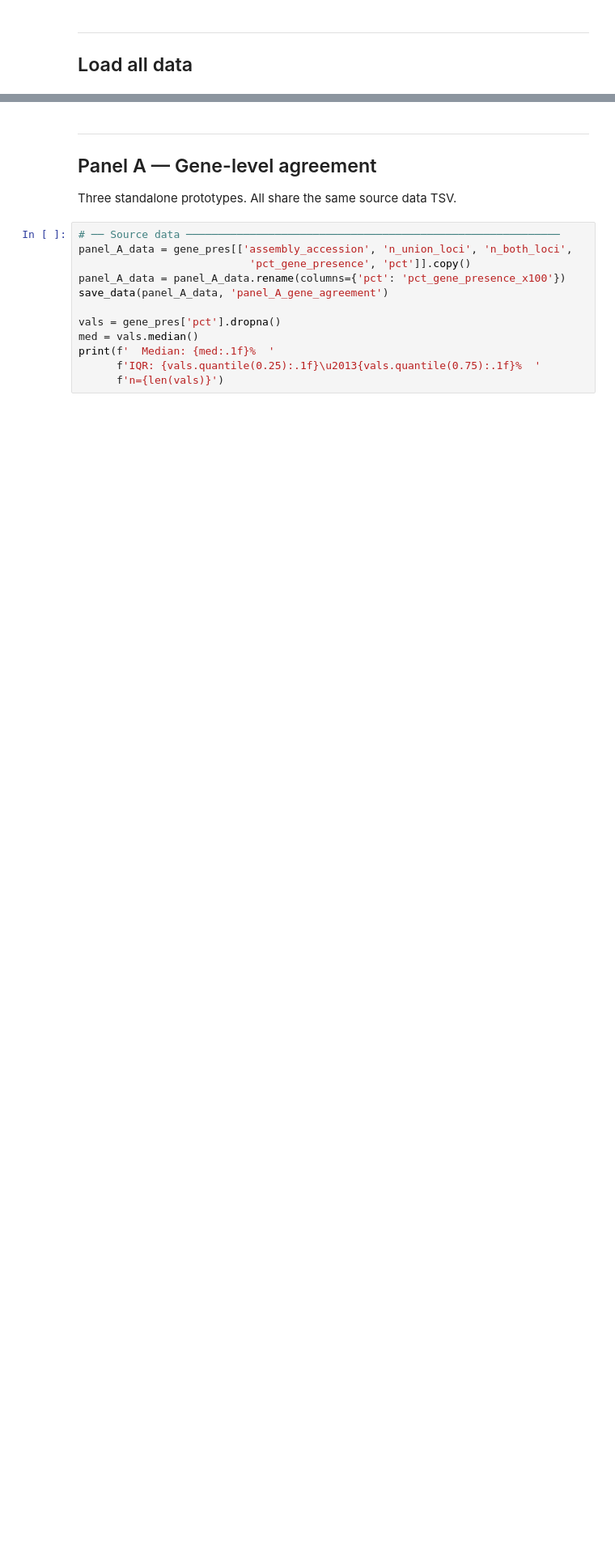
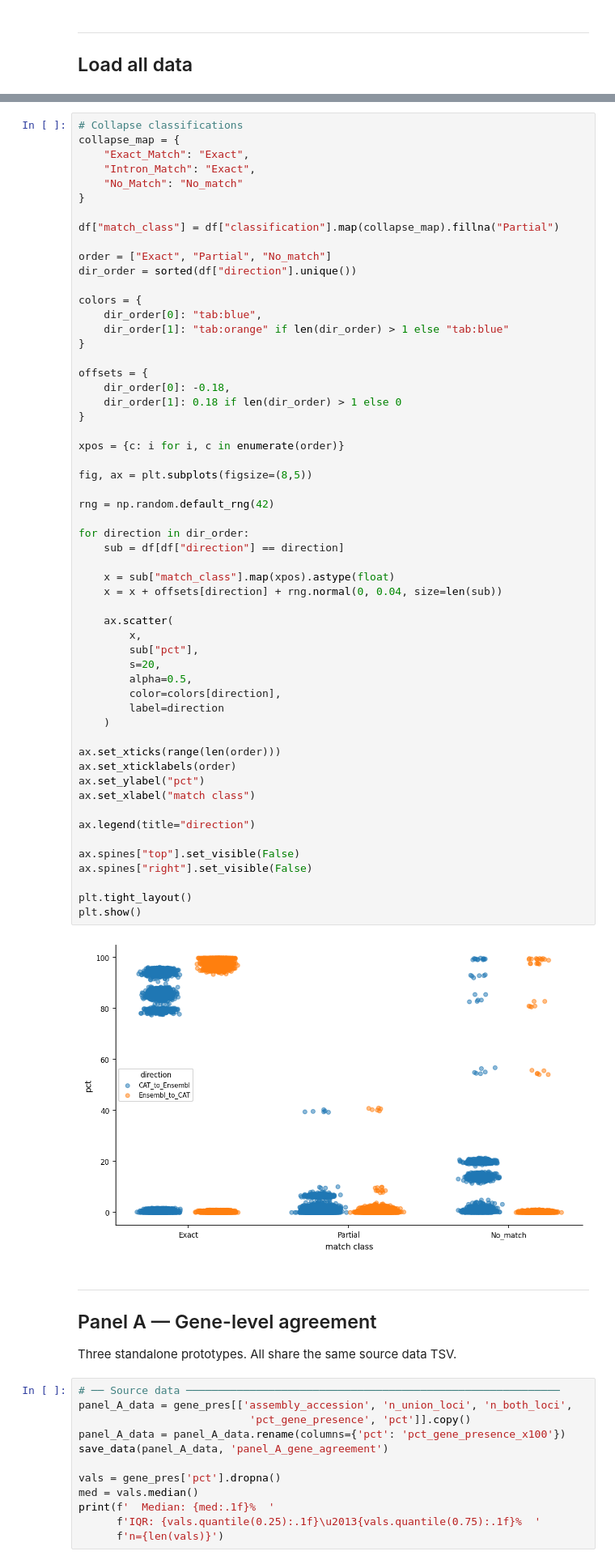
Before and after one commit to Ensembl/hprc-qc, a Jupyter notebook: nextflow/pipelines/ensembl_cat_comparison/notebooks/figure_main_concordance_v2.ipynb, the cells around one changed output, grey strips where cells are left out. Shown at 81% size. Saved outputs shown, nothing was run; the diff lists cells and outputs as text; blank space fills up the shorter version.

```diff
--- a/nextflow/pipelines/ensembl_cat_comparison/notebooks/figure_main_concordance_v2.ipynb
+++ b/nextflow/pipelines/ensembl_cat_comparison/notebooks/figure_main_concordance_v2.ipynb
@@ -232,3 +410,61 @@ if not div_asm.empty:
+# %%
+# Collapse classifications
+collapse_map = {
+    "Exact_Match": "Exact",
+    "Intron_Match": "Exact",
+    "No_Match": "No_match"
+}
+
+df["match_class"] = df["classification"].map(collapse_map).fillna("Partial")
+
+order = ["Exact", "Partial", "No_match"]
+dir_order = sorted(df["direction"].unique())
+
+colors = {
+    dir_order[0]: "tab:blue",
+    dir_order[1]: "tab:orange" if len(dir_order) > 1 else "tab:blue"
+}
+
+offsets = {
+    dir_order[0]: -0.18,
+    dir_order[1]: 0.18 if len(dir_order) > 1 else 0
+}
+
+xpos = {c: i for i, c in enumerate(order)}
+
+fig, ax = plt.subplots(figsize=(8,5))
+
+rng = np.random.default_rng(42)
+
+for direction in dir_order:
+    sub = df[df["direction"] == direction]
+
+    x = sub["match_class"].map(xpos).astype(float)
+    x = x + offsets[direction] + rng.normal(0, 0.04, size=len(sub))
+
+    ax.scatter(
+        x,
+        sub["pct"],
+        s=20,
+        alpha=0.5,
+        color=colors[direction],
+        label=direction
+    )
+
+ax.set_xticks(range(len(order)))
+ax.set_xticklabels(order)
+ax.set_ylabel("pct")
+ax.set_xlabel("match class")
+
+ax.legend(title="direction")
+
+ax.spines["top"].set_visible(False)
+ax.spines["right"].set_visible(False)
+
+plt.tight_layout()
+plt.show()
+# %% [output]
+[figure, added]
 # %% [markdown]
 ---
 ## Panel A — Gene-level agreement
```
Also changed, not shown: parts of 34 cells of this notebook, 1 other file.
